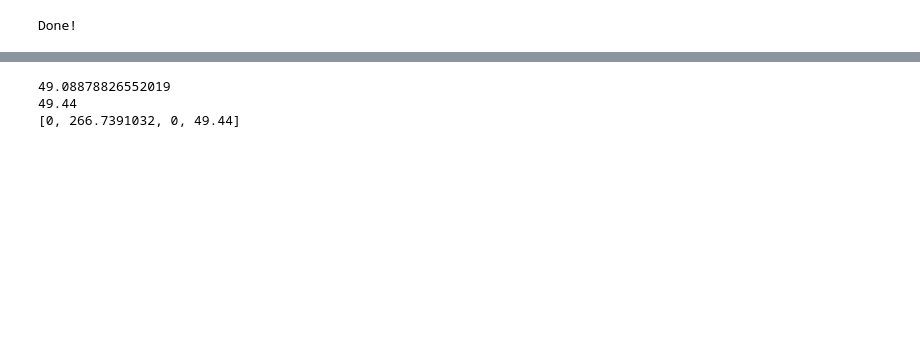
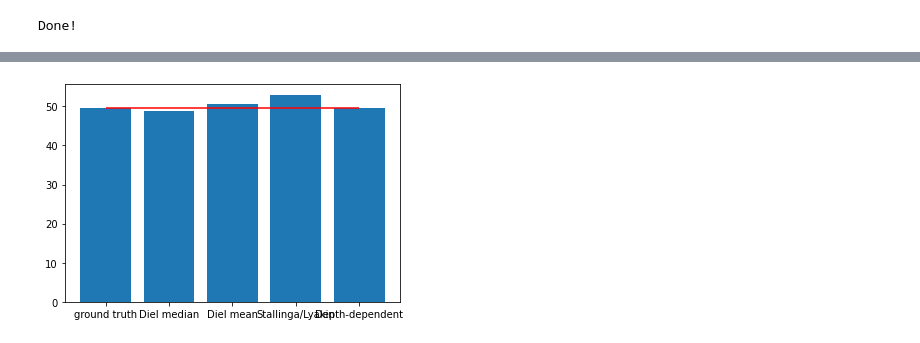
Before and after one commit to hoogenboom-group/SF, a Jupyter notebook: rescaling_comparison.ipynb, the cells around one changed output, grey strips where cells are left out. Saved outputs shown, nothing was run; the diff lists cells and outputs as text; code cells hidden in the pictures; blank space fills up the shorter version.

```diff
--- a/rescaling_comparison.ipynb
+++ b/rescaling_comparison.ipynb
@@ -59,12 +14,12 @@ def scaling_factor(z, NA,n1,n2,lam_0):
 # %%
 #load stacks
 location = 'D:\\axial_scaling\\data_dieletal\\OneDrive_1_9-20-2023\\' #location of stacks
-glyc_stack = psfe.load_stack(location+'tdtom_sx621_m1_sld2_slc3_whitematter_25x_1zoom_xyoptimal170_z103_s.tif')
-air_stack = psfe.load_stack(location+'tdtom_sx621_m1_sld2_slc3_whitematter_20x_12zoom_xyoptimal170_zoptimal103_s.tif')
+gt_stack = psfe.load_stack(location+'tdtom_sx621_m1_sld2_slc3_whitematter_25x_1zoom_xyoptimal170_z103_s.tif')
+distorted_stack = psfe.load_stack(location+'tdtom_sx621_m1_sld2_slc3_whitematter_20x_12zoom_xyoptimal170_zoptimal103_s.tif')
 
 #invert z direction:
-#glyc_stack = glyc_stack[::-1, :, :]
-#air_stack = air_stack[::-1, :, :]
+gt_stack = gt_stack[::-1, :, :]
+distorted_stack = distorted_stack[::-1, :, :]
 
 print('Done!')
 # %% [output]
@@ -271,9 +95,15 @@ plt.show()
-# %%
-#print sum of all slices in afp_air and compare to total size of glyc stack
-print((afp_air_stack[-1]))
-print(len(glyc_stack)*ps_z_glyc)
-print([0, shape_air[2]*ps_x_air, 0, shape_glyc[0]*ps_z_glyc])
-# %% [output]
-49.08878826552019
-49.44
-[0, 266.7391032, 0, 49.44]
+# %%
+#print length of rescaled data sets
+len_diel_mean = ps_z_distorted_diel_mean * len(distorted_stack)
+
+lengths = [ps_z_gt * len(gt_stack),
+                 ps_z_distorted_diel_median * len(distorted_stack),
+                 ps_z_distorted_diel_mean * len(distorted_stack),
+                 ps_z_distorted_lyakin * len(distorted_stack),
+                 ps_z_gt * len(stack_rescaled)]
+theories[0] = 'ground truth'
+plt.bar(theories,lengths)
+plt.hlines(xmin = theories[0],xmax = theories[-1],y=ps_z_gt * len(gt_stack), color='r')
+plt.show()
+# %% [output]
+[figure, added]
```
Also changed, not shown: parts of 13 cells of this notebook.
